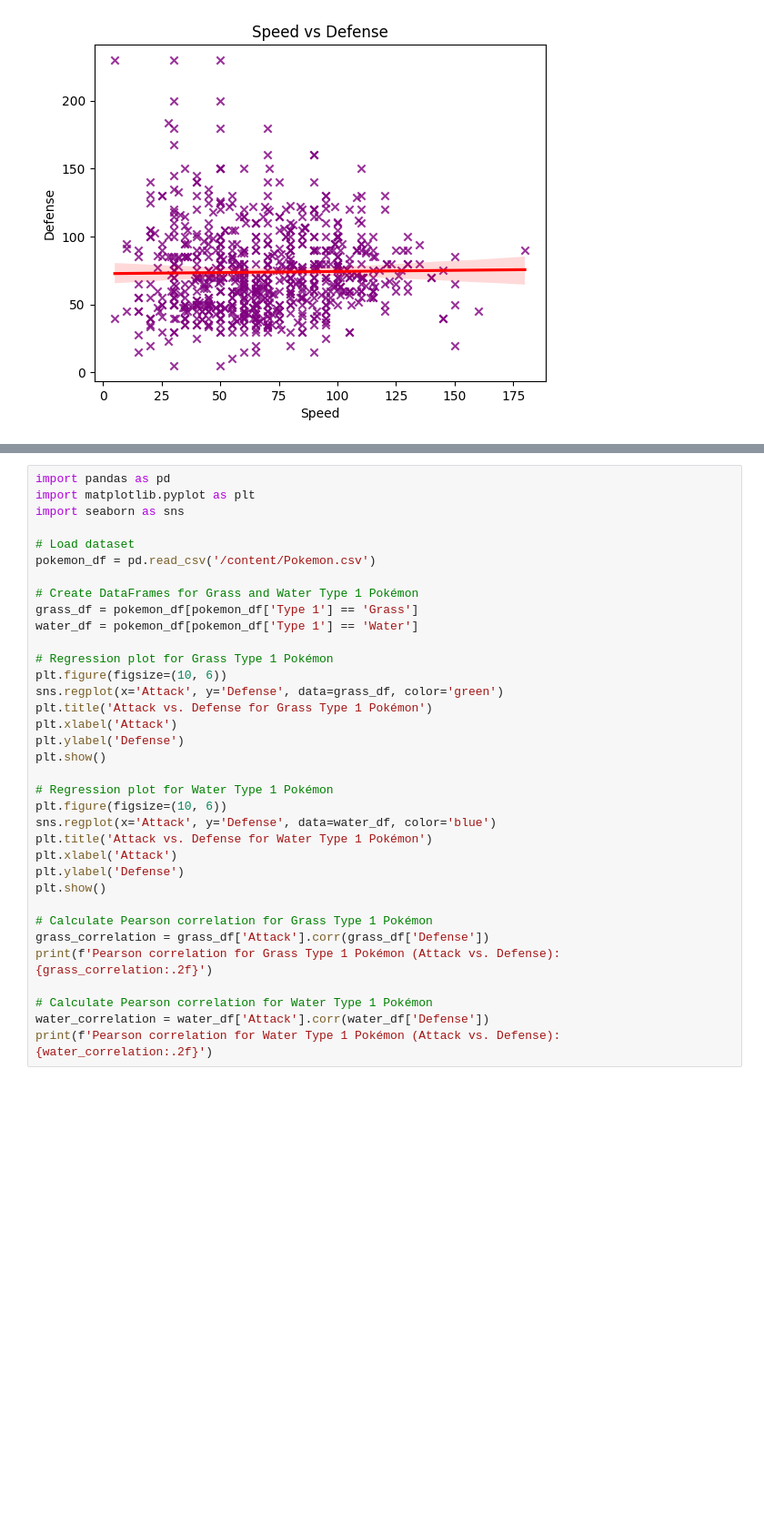
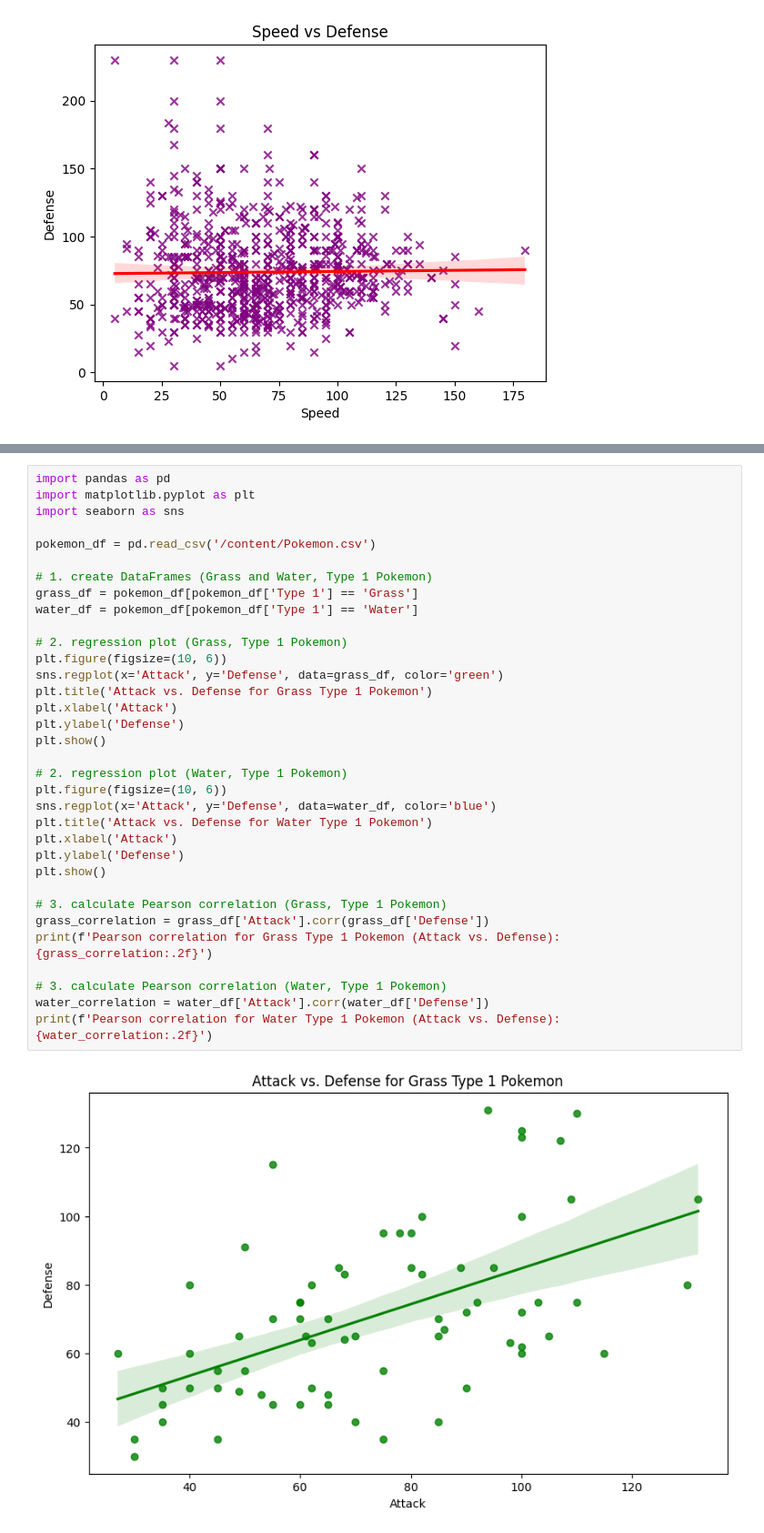
Before and after one commit to girta79/WoTech_Python_Individual_Work, a Jupyter notebook: 10_8_24_lesson.ipynb, the cells around one changed output, grey strips where cells are left out. Shown at 91% size. Cells and saved outputs as stored; diff of their text form; blank space fills up the shorter version.

```diff
--- a/10_8_24_lesson.ipynb
+++ b/10_8_24_lesson.ipynb
@@ -291,35 +294,36 @@ plt.show()
 # %%
 import pandas as pd
 import matplotlib.pyplot as plt
 import seaborn as sns
 
-# Load dataset
 pokemon_df = pd.read_csv('/content/Pokemon.csv')
 
-# Create DataFrames for Grass and Water Type 1 Pokémon
+# 1. create DataFrames (Grass and Water, Type 1 Pokemon)
 grass_df = pokemon_df[pokemon_df['Type 1'] == 'Grass']
 water_df = pokemon_df[pokemon_df['Type 1'] == 'Water']
 
-# Regression plot for Grass Type 1 Pokémon
+# 2. regression plot (Grass, Type 1 Pokemon)
 plt.figure(figsize=(10, 6))
 sns.regplot(x='Attack', y='Defense', data=grass_df, color='green')
-plt.title('Attack vs. Defense for Grass Type 1 Pokémon')
+plt.title('Attack vs. Defense for Grass Type 1 Pokemon')
 plt.xlabel('Attack')
 plt.ylabel('Defense')
 plt.show()
 
-# Regression plot for Water Type 1 Pokémon
+# 2. regression plot (Water, Type 1 Pokemon)
 plt.figure(figsize=(10, 6))
 sns.regplot(x='Attack', y='Defense', data=water_df, color='blue')
-plt.title('Attack vs. Defense for Water Type 1 Pokémon')
+plt.title('Attack vs. Defense for Water Type 1 Pokemon')
 plt.xlabel('Attack')
 plt.ylabel('Defense')
 plt.show()
 
-# Calculate Pearson correlation for Grass Type 1 Pokémon
+# 3. calculate Pearson correlation (Grass, Type 1 Pokemon)
 grass_correlation = grass_df['Attack'].corr(grass_df['Defense'])
-print(f'Pearson correlation for Grass Type 1 Pokémon (Attack vs. Defense): {grass_correlation:.2f}')
+print(f'Pearson correlation for Grass Type 1 Pokemon (Attack vs. Defense): {grass_correlation:.2f}')
 
-# Calculate Pearson correlation for Water Type 1 Pokémon
+# 3. calculate Pearson correlation (Water, Type 1 Pokemon)
 water_correlation = water_df['Attack'].corr(water_df['Defense'])
-print(f'Pearson correlation for Water Type 1 Pokémon (Attack vs. Defense): {water_correlation:.2f}')
+print(f'Pearson correlation for Water Type 1 Pokemon (Attack vs. Defense): {water_correlation:.2f}')
+# %% [output]
+[figure, added]
```
Also changed, not shown: parts of 3 cells of this notebook.
